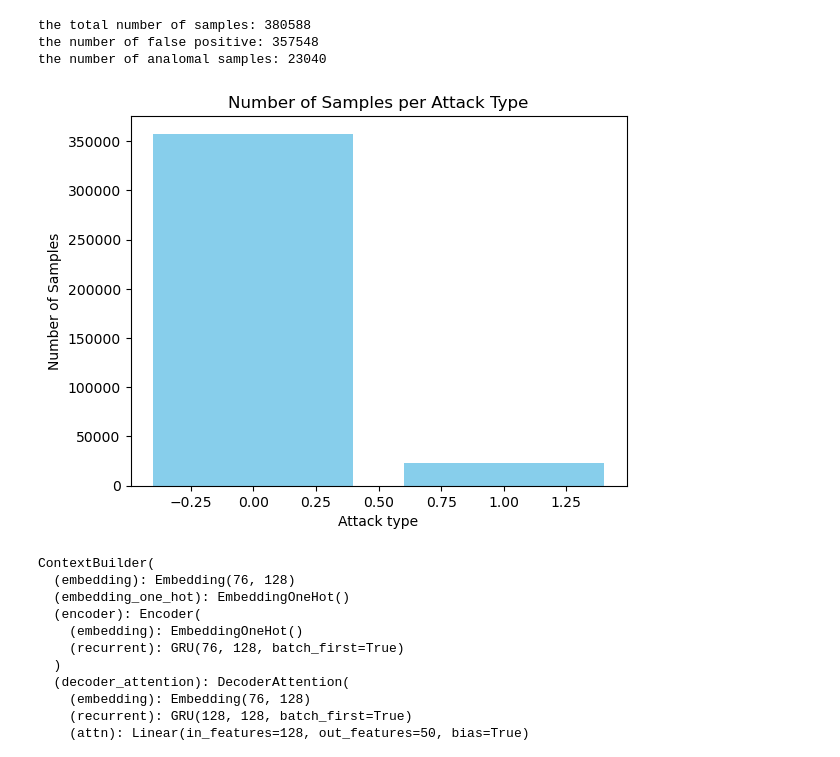
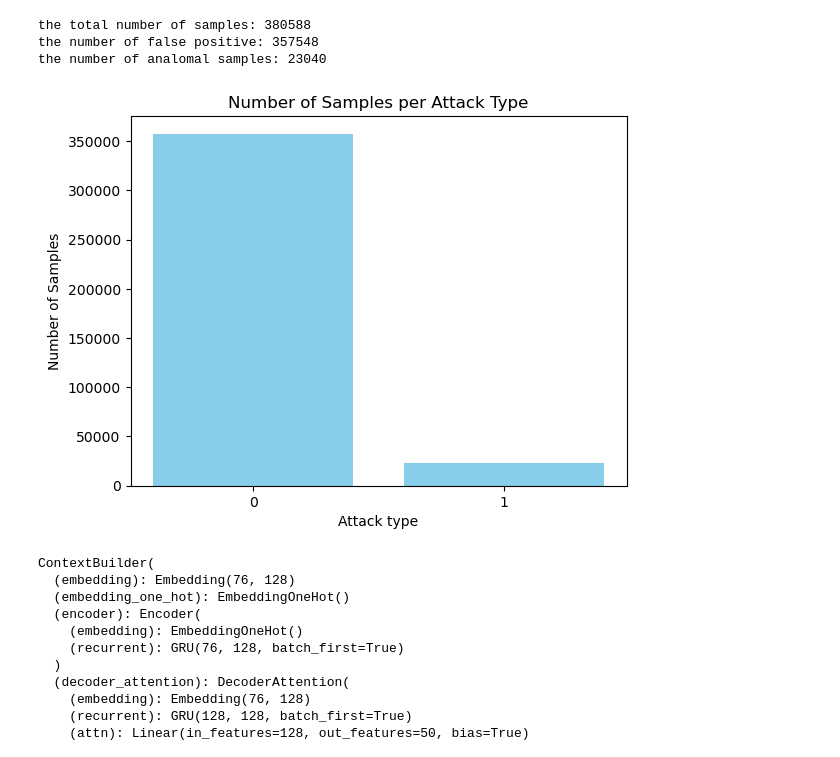
Before and after one commit to yjyjss/myDeepcase-weight-encoding, a Jupyter notebook: DeepCASE-main/example/example.ipynb, the cells around one changed output. Saved outputs shown, nothing was run; the diff lists cells and outputs as text; code cells hidden in the pictures.

```diff
--- a/DeepCASE-main/example/example.ipynb
+++ b/DeepCASE-main/example/example.ipynb
@@ -91,16 +91,17 @@ the number of analomal samples: 23040
 # %%
 counter_bin = Counter(np.array(labels))
 labels_bin = list(counter_bin.keys())
 values_bin = list(counter_bin.values())
 
 plt.figure()
 plt.bar(labels_bin,values_bin,color='skyblue')
+plt.xticks(labels_bin)
 plt.xlabel("Attack type")
 plt.ylabel("Number of Samples")
 plt.title("Number of Samples per Attack Type")
 plt.show()
 # %% [output]
-[figure, old version]
+[figure, new version]
 # %%
 ########################################################################
 #                            Splitting data                            #
```
